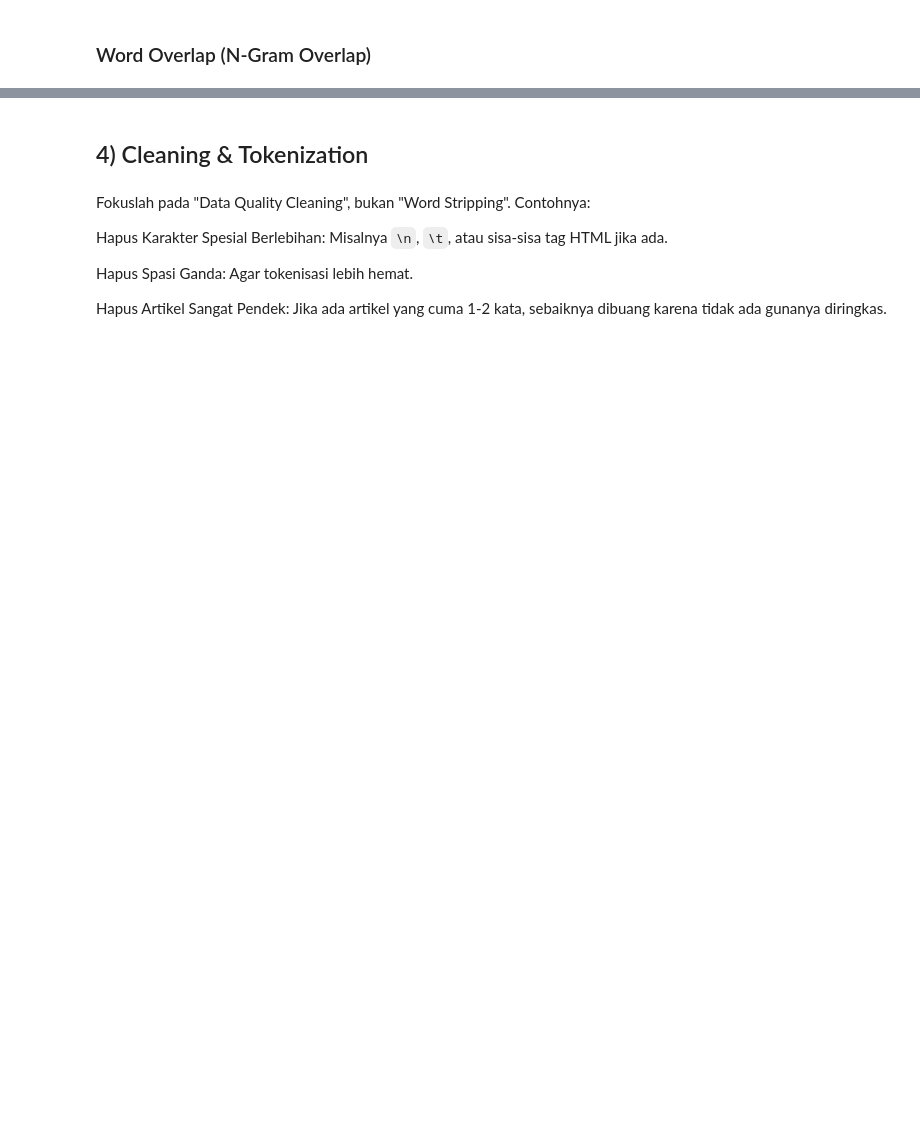
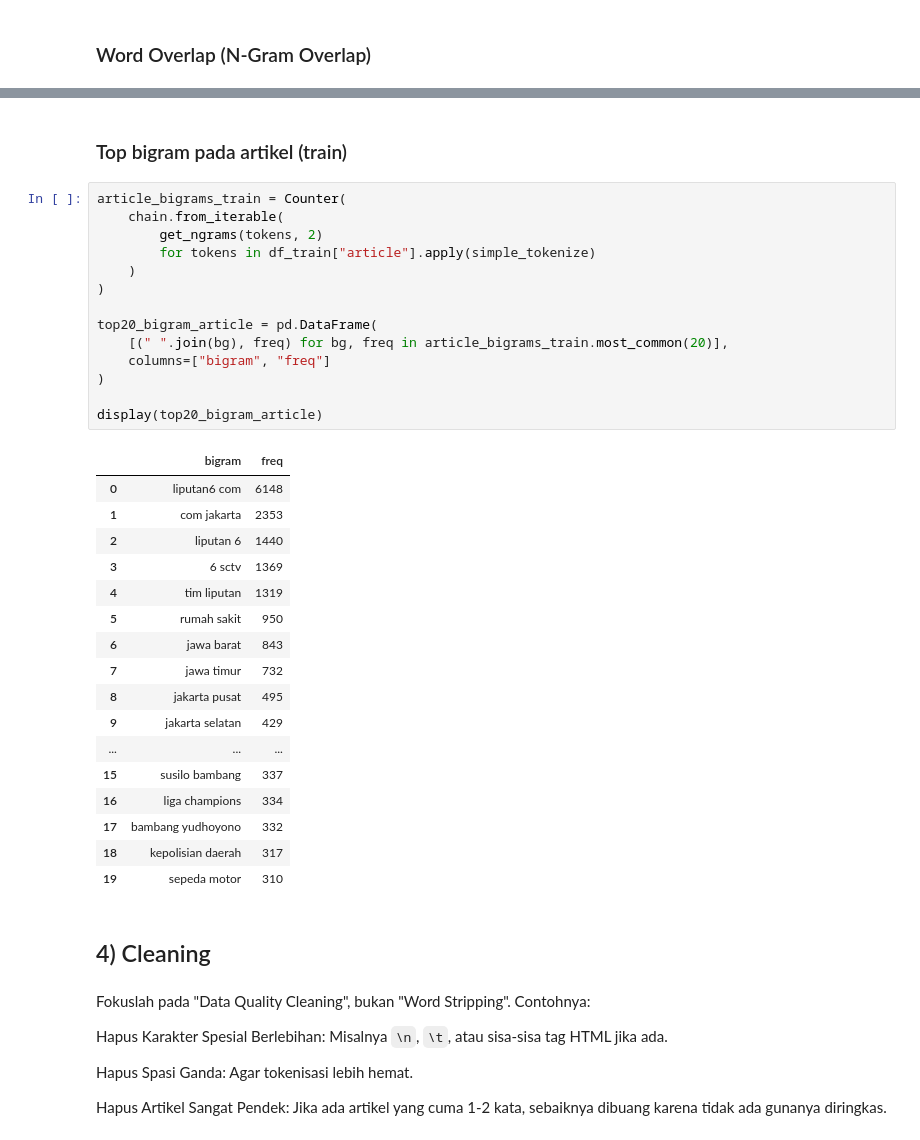
Before and after one commit to irsyad-kamil/indonesia-ai-nlpa-summary, a Jupyter notebook: bert2bert_irsyad.ipynb, the cells around one changed output, grey strips where cells are left out. Saved outputs shown, nothing was run; the diff lists cells and outputs as text; blank space fills up the shorter version.

```diff
--- a/bert2bert_irsyad.ipynb
+++ b/bert2bert_irsyad.ipynb
@@ -250,5 +399,39 @@ display(overlap_summary)
+# %% [markdown]
+### Top bigram pada artikel (train)
+# %%
+article_bigrams_train = Counter(
+    chain.from_iterable(
+        get_ngrams(tokens, 2)
+        for tokens in df_train["article"].apply(simple_tokenize)
+    )
+)
+
+top20_bigram_article = pd.DataFrame(
+    [(" ".join(bg), freq) for bg, freq in article_bigrams_train.most_common(20)],
+    columns=["bigram", "freq"]
+)
+
+display(top20_bigram_article)
+# %% [output]
+|  | bigram | freq |
+| 0 | liputan6 com | 6148 |
+| 1 | com jakarta | 2353 |
+| 2 | liputan 6 | 1440 |
+| 3 | 6 sctv | 1369 |
+| 4 | tim liputan | 1319 |
+| 5 | rumah sakit | 950 |
+| 6 | jawa barat | 843 |
+| 7 | jawa timur | 732 |
+| 8 | jakarta pusat | 495 |
+| 9 | jakarta selatan | 429 |
+| ... | ... | ... |
+| 15 | susilo bambang | 337 |
+| 16 | liga champions | 334 |
+| 17 | bambang yudhoyono | 332 |
+| 18 | kepolisian daerah | 317 |
+| 19 | sepeda motor | 310 |
 # %% [markdown]
-## 4) Cleaning & Tokenization
+## 4) Cleaning
 # %% [markdown]
 Fokuslah pada "Data Quality Cleaning", bukan "Word Stripping". Contohnya:
 
```
Also changed, not shown: parts of 43 cells of this notebook.
